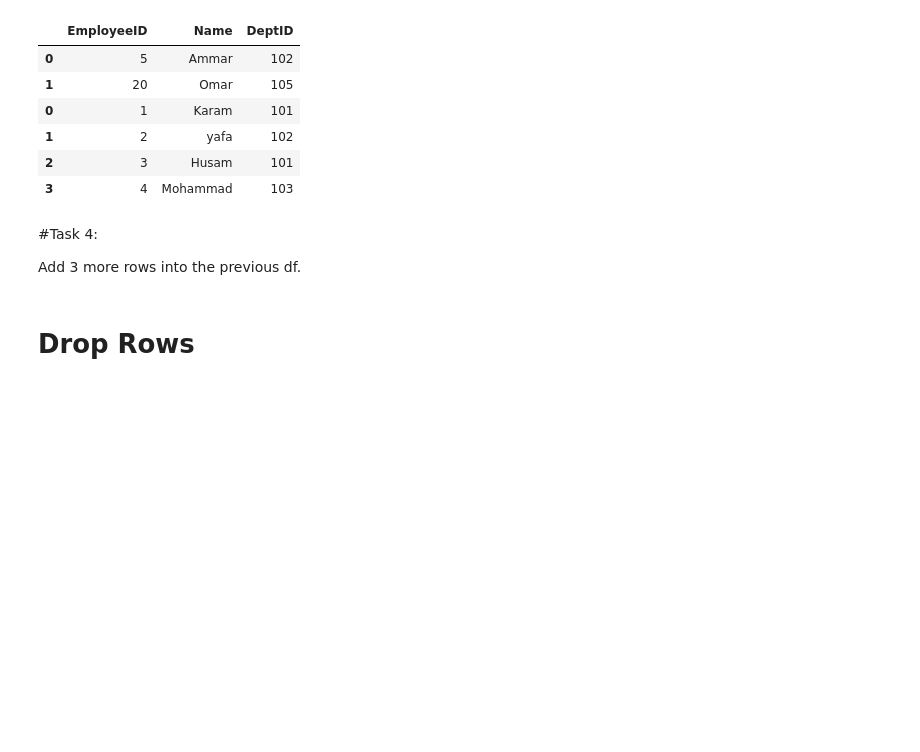
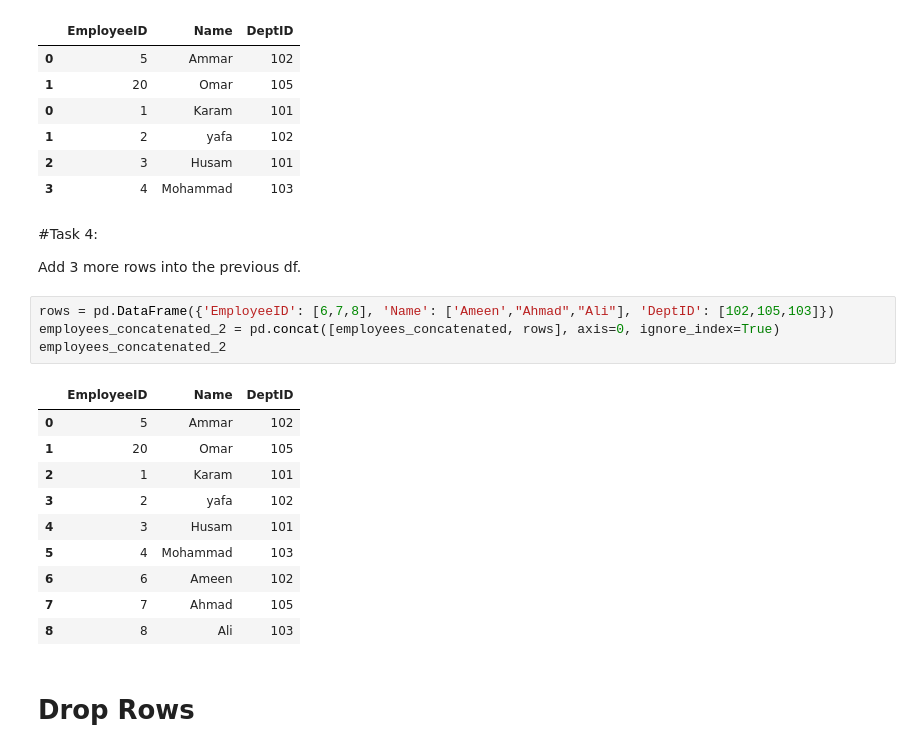
Before and after one commit to Ameen-94/Shaitraining, a Jupyter notebook: Python_for_Data_Analysis/Pandas/4_Updating_Removing_Adding_rows_and_columns.ipynb, the cells around one changed output. Saved outputs shown, nothing was run; the diff lists cells and outputs as text; blank space fills up the shorter version.

```diff
--- a/Python_for_Data_Analysis/Pandas/4_Updating_Removing_Adding_rows_and_columns.ipynb
+++ b/Python_for_Data_Analysis/Pandas/4_Updating_Removing_Adding_rows_and_columns.ipynb
@@ -512,6 +522,21 @@ employees_concatenated
 #Task 4:
 
 Add 3 more rows into the previous df.
+# %%
+rows = pd.DataFrame({'EmployeeID': [6,7,8], 'Name': ['Ameen',"Ahmad","Ali"], 'DeptID': [102,105,103]})
+employees_concatenated_2 = pd.concat([employees_concatenated, rows], axis=0, ignore_index=True)
+employees_concatenated_2
+# %% [output]
+|  | EmployeeID | Name | DeptID |
+| 0 | 5 | Ammar | 102 |
+| 1 | 20 | Omar | 105 |
+| 2 | 1 | Karam | 101 |
+| 3 | 2 | yafa | 102 |
+| 4 | 3 | Husam | 101 |
+| 5 | 4 | Mohammad | 103 |
+| 6 | 6 | Ameen | 102 |
+| 7 | 7 | Ahmad | 105 |
+| 8 | 8 | Ali | 103 |
 # %% [markdown]
 # Drop Rows
 # %%
```
Also changed, not shown: parts of 8 cells of this notebook, 4 other files.
